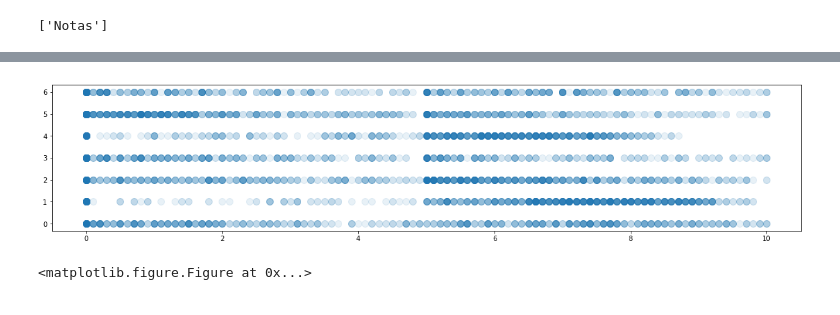
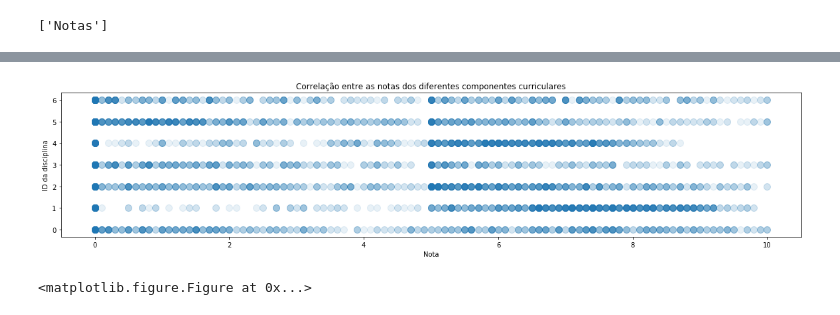
Before and after one commit to douglasboza/IMD0033_Probabilidade2017, a Jupyter notebook: p1/douglas_pinheiro_boza.ipynb, the cells around one changed output, grey strips where cells are left out. Drawn from its saved outputs; the diff is of its cells as text; code cells hidden in the pictures.

```diff
--- a/p1/douglas_pinheiro_boza.ipynb
+++ b/p1/douglas_pinheiro_boza.ipynb
@@ -82,13 +116,16 @@ plt.show()
 # %%
 #4
 fig2 = plt.figure(figsize=(20,4))
-
+plt.title('Correlação entre as notas dos diferentes componentes curriculares')
+plt.xlabel('Nota')
+plt.ylabel('ID da disciplina')
 X = dados['nota']
 Y = dados['disciplina_ID']
 plt.scatter(X,Y, alpha=0.1, s=100)
+
 plt.show()
 # %% [output]
-[figure, old version]
+[figure, new version]
 # %%
 #5
 
```
Also changed, not shown: parts of 8 cells of this notebook.
